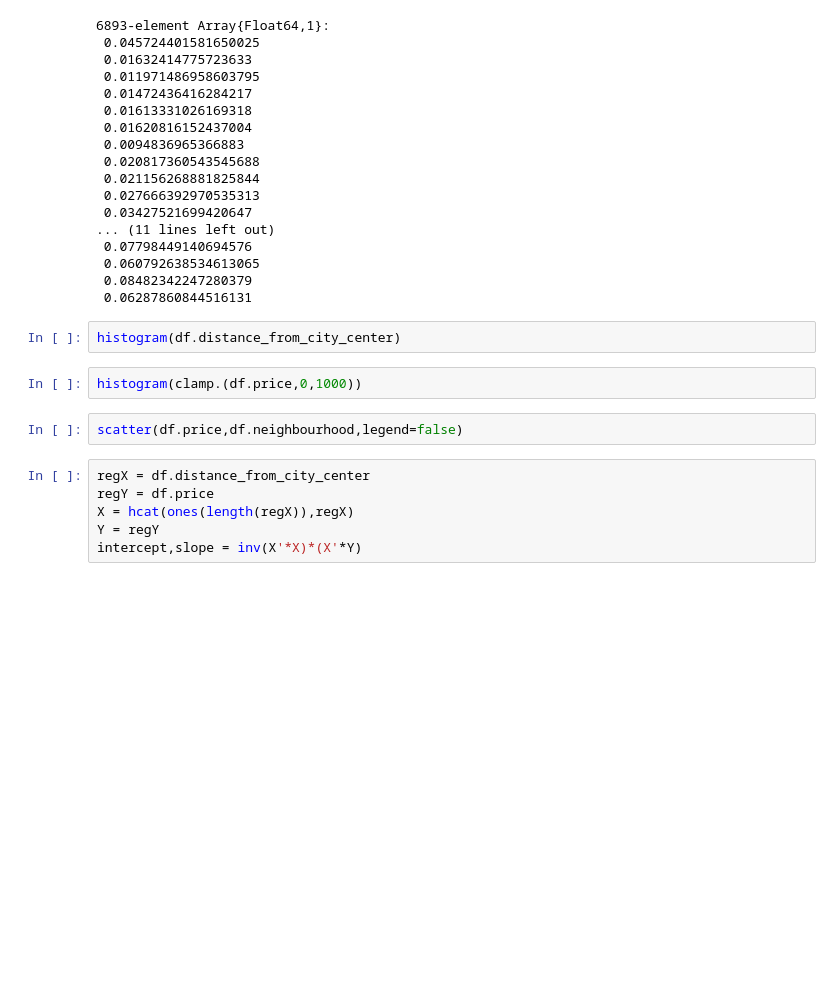
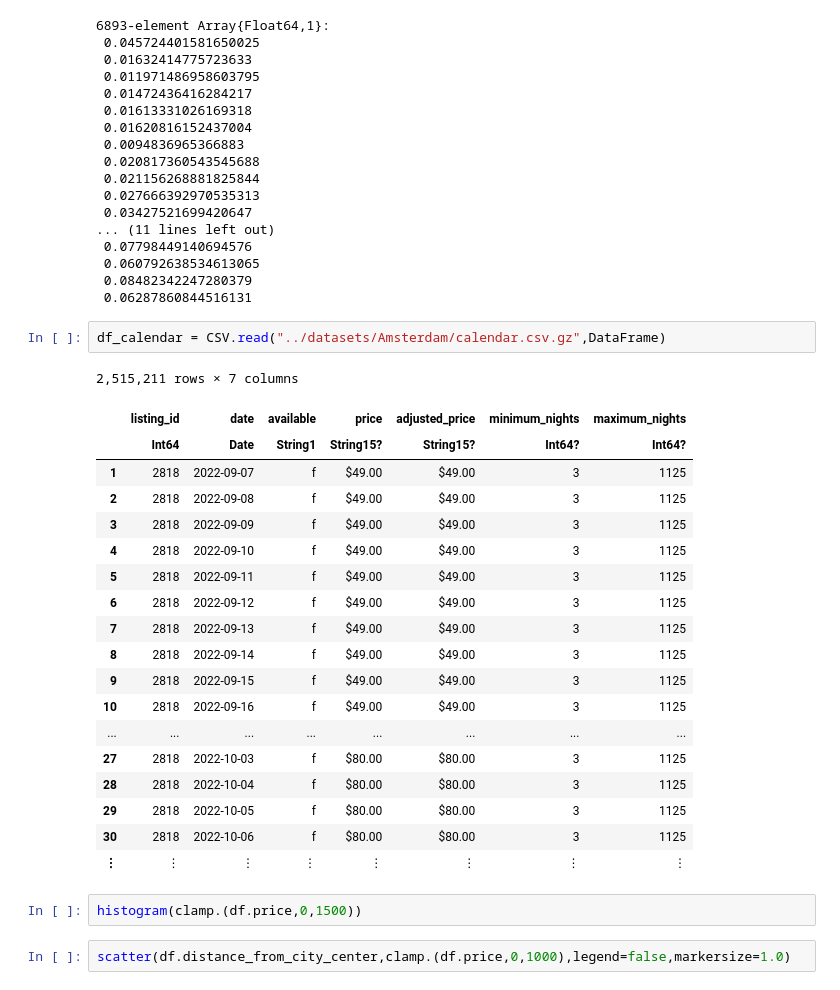
Before and after one commit to mesmatyi/airbnb-optimizer, a Jupyter notebook: notebooks/DataLoader.ipynb, the cells around one changed output. Drawn from its saved outputs; the diff is of its cells as text; blank space fills up the shorter version.

```diff
--- a/notebooks/DataLoader.ipynb
+++ b/notebooks/DataLoader.ipynb
@@ -106,15 +118,29 @@ df.distance_from_city_center = get_distance_from_city_center.(df.latitude,df.lon
  0.060792638534613065
  0.08482342247280379
  0.06287860844516131
+# %%
+df_calendar = CSV.read("../datasets/Amsterdam/calendar.csv.gz",DataFrame)
+# %% [output]
+2,515,211 rows × 7 columns
+|  | listing_id | date | available | price | adjusted_price | minimum_nights | maximum_nights |
+|  | Int64 | Date | String1 | String15? | String15? | Int64? | Int64? |
+| 1 | 2818 | 2022-09-07 | f | $49.00 | $49.00 | 3 | 1125 |
+| 2 | 2818 | 2022-09-08 | f | $49.00 | $49.00 | 3 | 1125 |
+| 3 | 2818 | 2022-09-09 | f | $49.00 | $49.00 | 3 | 1125 |
+| 4 | 2818 | 2022-09-10 | f | $49.00 | $49.00 | 3 | 1125 |
+| 5 | 2818 | 2022-09-11 | f | $49.00 | $49.00 | 3 | 1125 |
+| 6 | 2818 | 2022-09-12 | f | $49.00 | $49.00 | 3 | 1125 |
+| 7 | 2818 | 2022-09-13 | f | $49.00 | $49.00 | 3 | 1125 |
+| 8 | 2818 | 2022-09-14 | f | $49.00 | $49.00 | 3 | 1125 |
+| 9 | 2818 | 2022-09-15 | f | $49.00 | $49.00 | 3 | 1125 |
+| 10 | 2818 | 2022-09-16 | f | $49.00 | $49.00 | 3 | 1125 |
+| ... | ... | ... | ... | ... | ... | ... | ... |
+| 27 | 2818 | 2022-10-03 | f | $80.00 | $80.00 | 3 | 1125 |
+| 28 | 2818 | 2022-10-04 | f | $80.00 | $80.00 | 3 | 1125 |
+| 29 | 2818 | 2022-10-05 | f | $80.00 | $80.00 | 3 | 1125 |
+| 30 | 2818 | 2022-10-06 | f | $80.00 | $80.00 | 3 | 1125 |
+| ⋮ | ⋮ | ⋮ | ⋮ | ⋮ | ⋮ | ⋮ | ⋮ |
 # %%
-histogram(df.distance_from_city_center)
+histogram(clamp.(df.price,0,1500))
-# %%
-histogram(clamp.(df.price,0,1000))
 # %%
-scatter(df.price,df.neighbourhood,legend=false)
+scatter(df.distance_from_city_center,clamp.(df.price,0,1000),legend=false,markersize=1.0)
-# %%
-regX = df.distance_from_city_center
-regY = df.price
-X = hcat(ones(length(regX)),regX)
-Y = regY
-intercept,slope = inv(X'*X)*(X'*Y)
```
Also changed, not shown: parts of 10 cells of this notebook.
